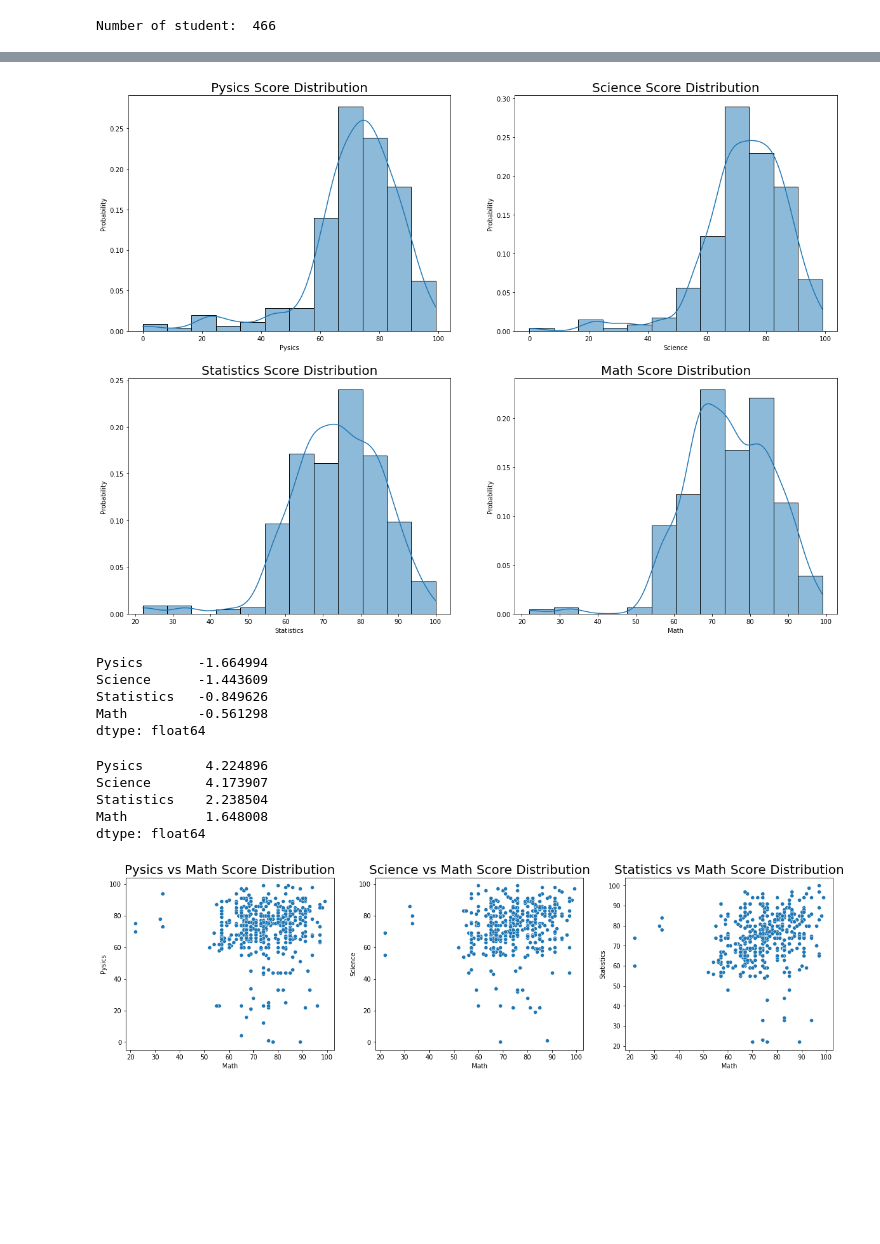
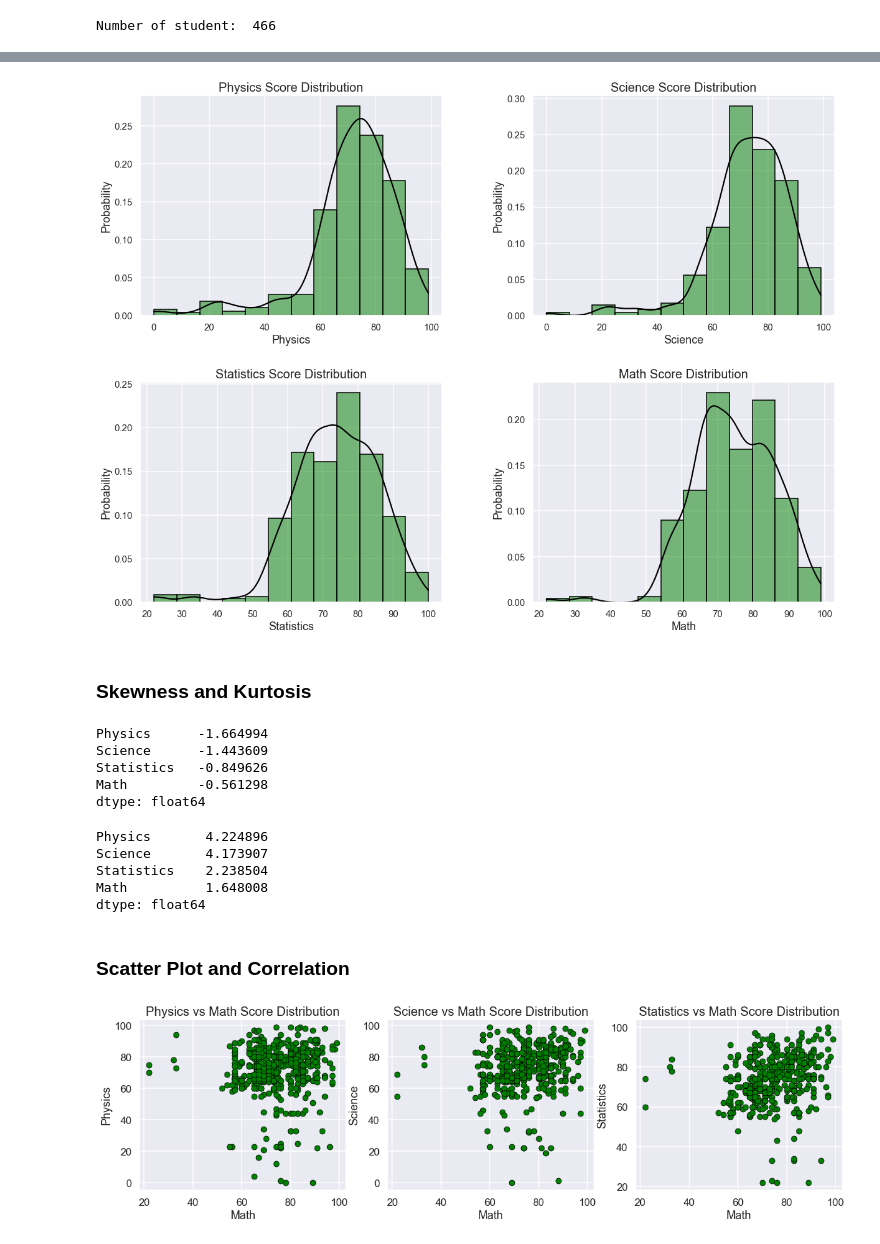
Before and after one commit to lukpras/Regression, a Jupyter notebook: Random_Forest_Regression.ipynb, the cells around one changed output, grey strips where cells are left out. Drawn from its saved outputs; the diff is of its cells as text; code cells hidden in the pictures; blank space fills up the shorter version.

```diff
--- a/Random_Forest_Regression.ipynb
+++ b/Random_Forest_Regression.ipynb
@@ -24,3 +29,4 @@ data.tail()
 # %%
+data = data.rename(columns={'Pysics': 'Physics'})
 data.isnull().sum()
 # %% [output]
@@ -44,22 +54,33 @@ Number of student:  466
 # %%
 fig, ax=plt.subplots(2,2 ,figsize=(20,15))
-sns.histplot(data=data, x='Pysics', kde=True, stat='probability', bins=12, ax=ax[0,0])
-ax[0,0].set_title("Pysics Score Distribution", size=20)
-sns.histplot(data=data, x='Science', kde=True, stat='probability', bins=12, ax=ax[0,1])
+sns.histplot(data=data, x='Physics', kde=True, stat='probability', bins=12, color='green', edgecolor='black', ax=ax[0,0])
+ax[0,0].set_title("Physics Score Distribution", size=20)
+ax[0,0].tick_params(labelsize=15)
+ax[0,0].lines[0].set_color('black')
+sns.histplot(data=data, x='Science', kde=True, stat='probability', bins=12, color='green', edgecolor='black', ax=ax[0,1])
 ax[0,1].set_title("Science Score Distribution", size=20)
-sns.histplot(data=data, x='Statistics', kde=True, stat='probability', bins=12, ax=ax[1,0])
+ax[0,1].tick_params(labelsize=15)
+ax[0,1].lines[0].set_color('black')
+sns.histplot(data=data, x='Statistics', kde=True, stat='probability', bins=12, color='green', edgecolor='black', ax=ax[1,0])
 ax[1,0].set_title("Statistics Score Distribution", size=20)
-sns.histplot(data=data, x='Math', kde=True, stat='probability', bins=12, ax=ax[1,1])
+ax[1,0].tick_params(labelsize=15)
+ax[1,0].lines[0].set_color('black')
+sns.histplot(data=data, x='Math', kde=True, stat='probability', bins=12, color='green', edgecolor='black', ax=ax[1,1])
 ax[1,1].set_title("Math Score Distribution", size=20)
-plt.subplots_adjust(wspace=0.2, hspace=0.2)
+ax[1,1].tick_params(labelsize=15)
+ax[1,1].lines[0].set_color('black')
+plt.subplots_adjust(wspace=0.3, hspace=0.3)
 plt.close(0)
 plt.show()
+#fig.savefig('Score_Dist.png', transparent=True)
 # %% [output]
-[figure, old version]
+[figure, new version]
+# %% [markdown]
+### Skewness and Kurtosis
 # %%
 data.skew(axis=0)
 # %% [output]
-Pysics       -1.664994
+Physics      -1.664994
 Science      -1.443609
 Statistics   -0.849626
 Math         -0.561298
@@ -67,24 +88,27 @@ dtype: float64
 # %%
 data.kurt(axis=0)
 # %% [output]
-Pysics        4.224896
+Physics       4.224896
 Science       4.173907
 Statistics    2.238504
 Math          1.648008
 dtype: float64
+# %% [markdown]
+### Scatter Plot and Correlation
 # %%
 fig, ax=plt.subplots(1,3 ,figsize=(20,5))
-sns.scatterplot(data=data, x='Math' , y='Pysics', ax=ax[0])
-ax[0].set_title("Pysics vs Math Score Distribution", size=20)
-sns.scatterplot(data=data, x='Math' , y='Science', ax=ax[1])
+sns.scatterplot(data=data, x='Math' , y='Physics', color='green', edgecolor='black', ax=ax[0])
+ax[0].set_title("Physics vs Math Score Distribution", size=20)
+sns.scatterplot(data=data, x='Math' , y='Science', color='green', edgecolor='black', ax=ax[1])
 ax[1].set_title("Science vs Math Score Distribution", size=20)
-sns.scatterplot(data=data, x='Math' , y='Statistics', ax=ax[2])
+sns.scatterplot(data=data, x='Math' , y='Statistics', color='green', edgecolor='black', ax=ax[2])
 ax[2].set_title("Statistics vs Math Score Distribution", size=20)
 plt.subplots_adjust(wspace=0.2, hspace=0.2)
 plt.close(0)
 plt.show()
+#fig.savefig('Scatplot_dist.png', transparent=True)
 # %% [output]
-[figure, old version]
+[figure, new version]
 # %%
 corr = round(data.corr(method='pearson'), 3)
 corr
```
Also changed, not shown: parts of 41 cells of this notebook, 11 other files.
